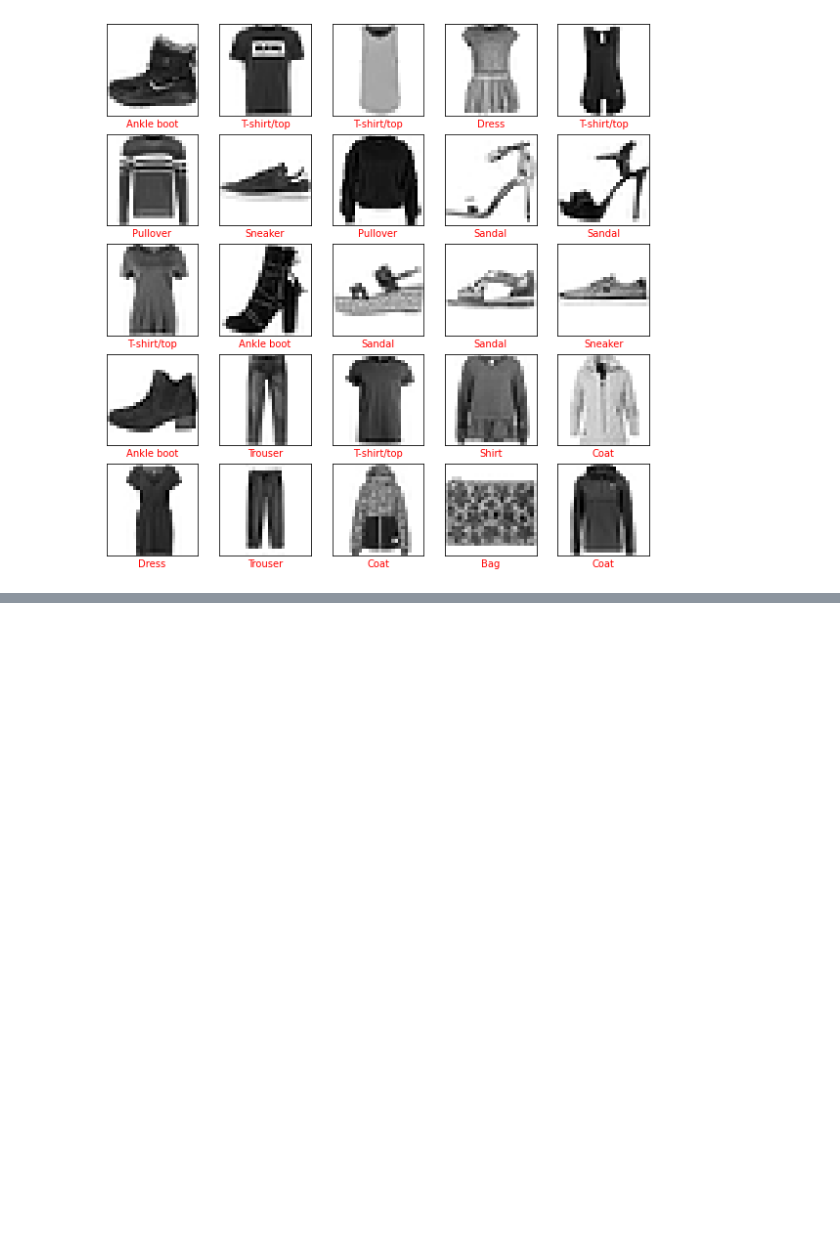
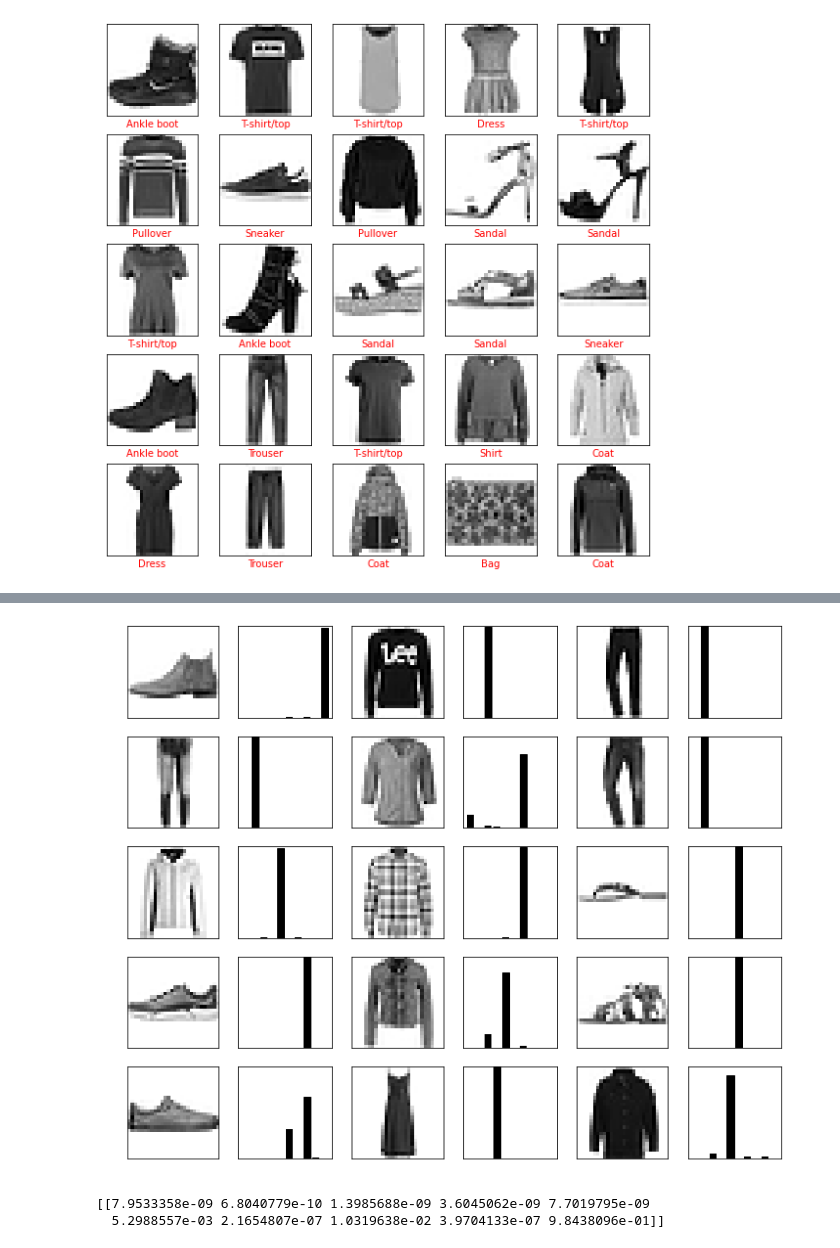
Before and after one commit to danonya666/primat, a Jupyter notebook: object_recogniser/nn.ipynb, the cells around one changed output, grey strips where cells are left out. Cells and saved outputs as stored; diff of their text form; code cells hidden in the pictures; blank space fills up the shorter version.

```diff
--- a/object_recogniser/nn.ipynb
+++ b/object_recogniser/nn.ipynb
@@ -33,0 +46,6 @@ for i in range(25):
+# %%
+model.compile(optimizer=keras.optimizers.Adam(lr=0.001, decay=1e-6),
+              loss='sparse_categorical_crossentropy',
+              metrics=['accuracy'])
+# %%
+model.fit(train_images, train_labels, epochs=5)
@@ -33,0 +119,12 @@ for i in range(25):
+# %%
+num_rows = 5
+num_cols = 3
+num_images = num_rows*num_cols
+plt.figure(figsize=(2*2*num_cols, 2*num_rows))
+for i in range(num_images):
+  plt.subplot(num_rows, 2*num_cols, 2*i+1)
+  plot_image(i, predictions, test_labels, test_images)
+  plt.subplot(num_rows, 2*num_cols, 2*i+2)
+  plot_value_array(i, predictions, test_labels)
+# %% [output]
+[figure, added]
@@ -33,0 +137,6 @@ for i in range(25):
+# %%
+predictions_single = model.predict(img)
+print(predictions_single)
+# %% [output]
+[[7.9533358e-09 6.8040779e-10 1.3985688e-09 3.6045062e-09 7.7019795e-09
+  5.2988557e-03 2.1654807e-07 1.0319638e-02 3.9704133e-07 9.8438096e-01]]
```
Also changed, not shown: parts of 15 cells of this notebook, 2 other files.
